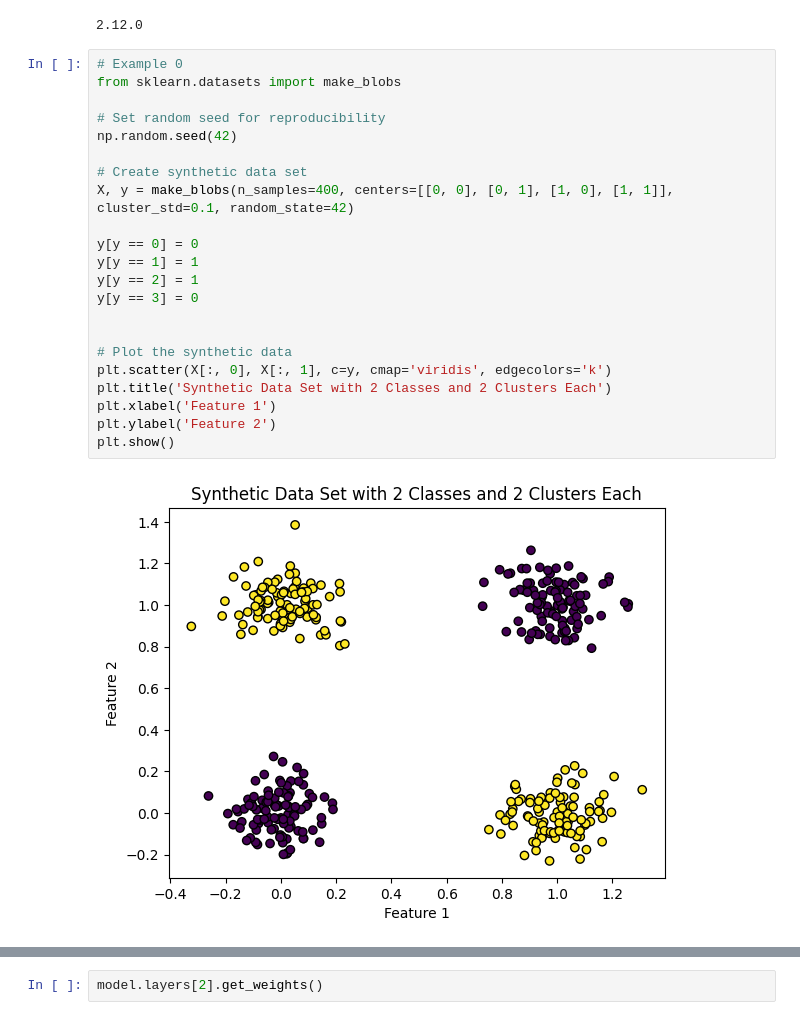
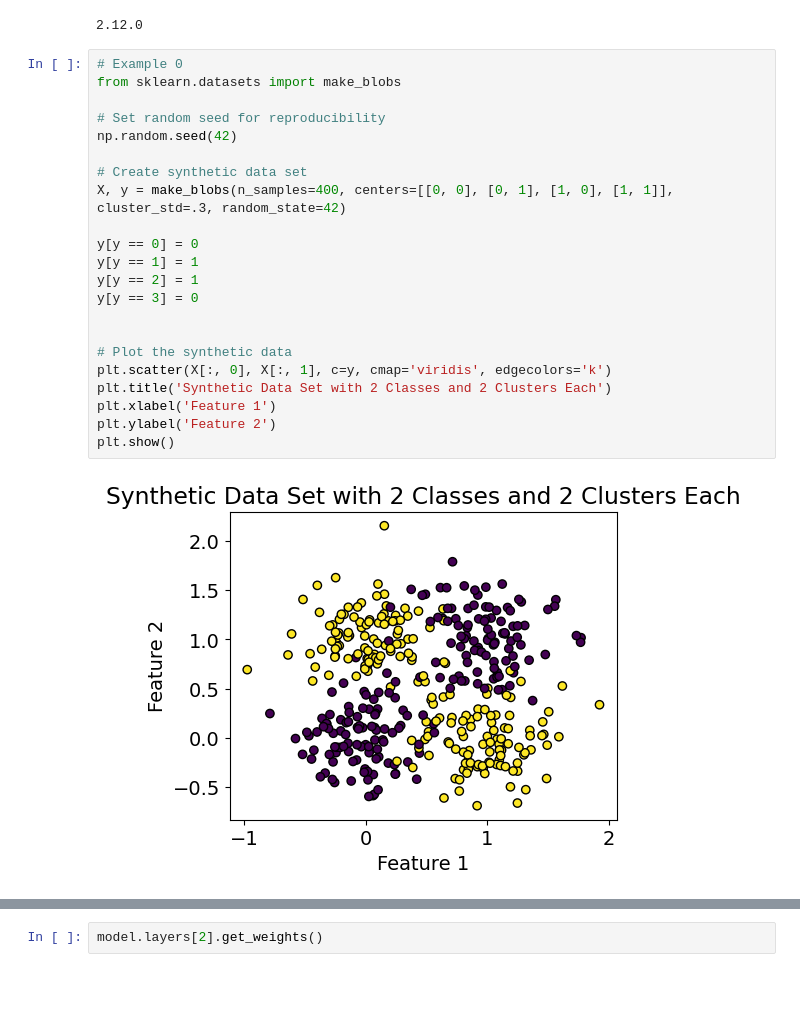
Before and after one commit to farhad-pourkamali/MATH6388, a Jupyter notebook: Lecture4_NN.ipynb, the cells around one changed output, grey strips where cells are left out. Drawn from its saved outputs; the diff is of its cells as text; blank space fills up the shorter version.

```diff
--- a/Lecture4_NN.ipynb
+++ b/Lecture4_NN.ipynb
@@ -257,27 +251,27 @@ print(tf.__version__)
 # %%
 # Example 0
 from sklearn.datasets import make_blobs
 
 # Set random seed for reproducibility
 np.random.seed(42)
 
 # Create synthetic data set
-X, y = make_blobs(n_samples=400, centers=[[0, 0], [0, 1], [1, 0], [1, 1]], cluster_std=0.1, random_state=42)
+X, y = make_blobs(n_samples=400, centers=[[0, 0], [0, 1], [1, 0], [1, 1]], cluster_std=.3, random_state=42)
 
 y[y == 0] = 0
 y[y == 1] = 1
 y[y == 2] = 1
 y[y == 3] = 0
 
 
 # Plot the synthetic data
 plt.scatter(X[:, 0], X[:, 1], c=y, cmap='viridis', edgecolors='k')
 plt.title('Synthetic Data Set with 2 Classes and 2 Clusters Each')
 plt.xlabel('Feature 1')
 plt.ylabel('Feature 2')
 plt.show()
 # %% [output]
-[figure, old version]
+[figure, new version]
 # %%
 from tensorflow.keras.models import Sequential
 from tensorflow.keras.layers import Dense
```
Also changed, not shown: parts of 59 cells of this notebook.
